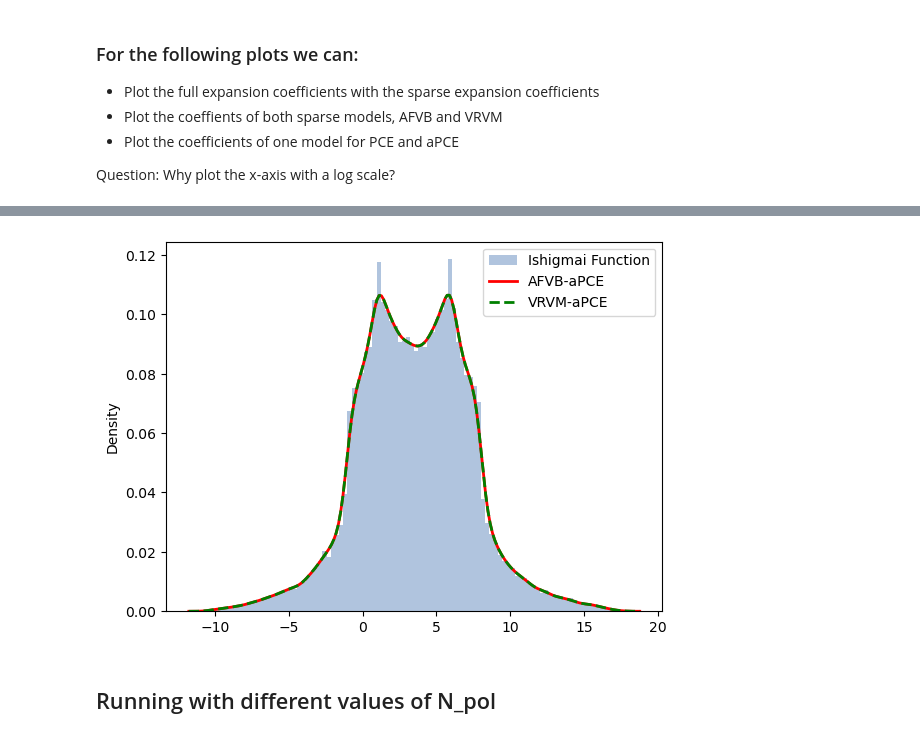
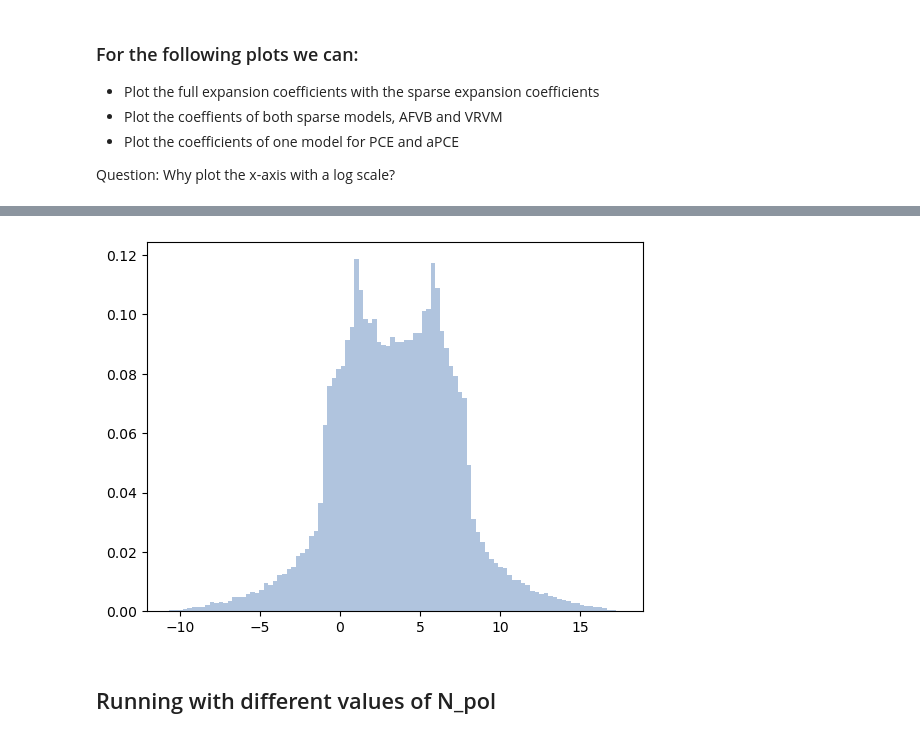
Before and after one commit to IsabelCoronaGuevara/CUDenver-Thesis, a Jupyter notebook: Results_aPCE_SparseBayesianLearning.ipynb, the cells around one changed output, grey strips where cells are left out. Cells and saved outputs as stored; diff of their text form; code cells hidden in the pictures.

```diff
--- a/Results_aPCE_SparseBayesianLearning.ipynb
+++ b/Results_aPCE_SparseBayesianLearning.ipynb
@@ -303,8 +327,7 @@ e = 1000
 N_train = 320 # Sample size
 N_test = 80
 N_pol = 1000000
-N_mc = 10000000 #10^7 samples
-N_dens = 10**5
+N_mc = 1000000 #10^6 samples
 # %% [markdown]
 # Example 1: Ishigami Function
 # %%
@@ -328,14 +351,18 @@ def Ishigami_Function(dat):
 # %%
+np.random.seed(2357)
+
 X_train = np.random.uniform(-np.pi, np.pi, size=(N_train, d))
 X_test = np.random.uniform(-np.pi, np.pi, size=(N_test, d))
+Y_train = Ishigami_Function(X_train)
+Y_test = Ishigami_Function(X_test)
+
 X_pol = np.random.uniform(-np.pi, np.pi, size=(N_pol, d))
-X_dens = np.random.uniform(-np.pi, np.pi, size=(N_dens, d))
 
-sys.path.append('..')
-data={'xi': X_train}
-data['y'] = Ishigami_Function(X_train).reshape(N_train)
+#sys.path.append('..')
+#data={'xi': X_train}
+#data['y'] = Y_train.reshape(N_train)
 
-idx = multivariate_pce_index(d, p)
+#idx = multivariate_pce_index(d, p)
 # %% [markdown]
 ## MC Estimation of GSA
 # %%
@@ -547,13 +1904,13 @@ plt.ylabel('Value');
 # %%
 plt.hist(Ishigami_Function(X_dens).reshape(N_dens), density = True, bins = 100, color = 'lightsteelblue', label='Ishigmai Function')
-sns.kdeplot((mod_AFVB_Ishigami.predict(X_dens, mod_AFVB_Ishigami.active_cols)).reshape(N_dens),
-            lw=2, color='r', label='AFVB-aPCE')
-sns.kdeplot((mod_VRVM_Ishigami.predict(X_dens, mod_VRVM_Ishigami.active_cols)).reshape(N_dens),
-            lw=2, linestyle="--", color='g', label='VRVM-aPCE')
-plt.legend();
-#plt.savefig(wd + '/Density_Ishigami.png')
+#sns.kdeplot((mod_AFVB_Ishigami.predict(X_dens, mod_AFVB_Ishigami.active_cols)).reshape(N_dens),
+#            lw=2, color='r', label='AFVB-aPCE')
+#sns.kdeplot((mod_VRVM_Ishigami.predict(X_dens, mod_VRVM_Ishigami.active_cols)).reshape(N_dens),
+#            lw=2, linestyle="--", color='g', label='VRVM-aPCE')
+#plt.legend();
+plt.savefig(wd + '/Density_Ishigami.png')
 # %% [output]
-[figure, old version]
+[figure, new version]
 # %% [markdown]
 ## Running with different values of N_pol
 # %%
```
Also changed, not shown: parts of 249 cells of this notebook.
